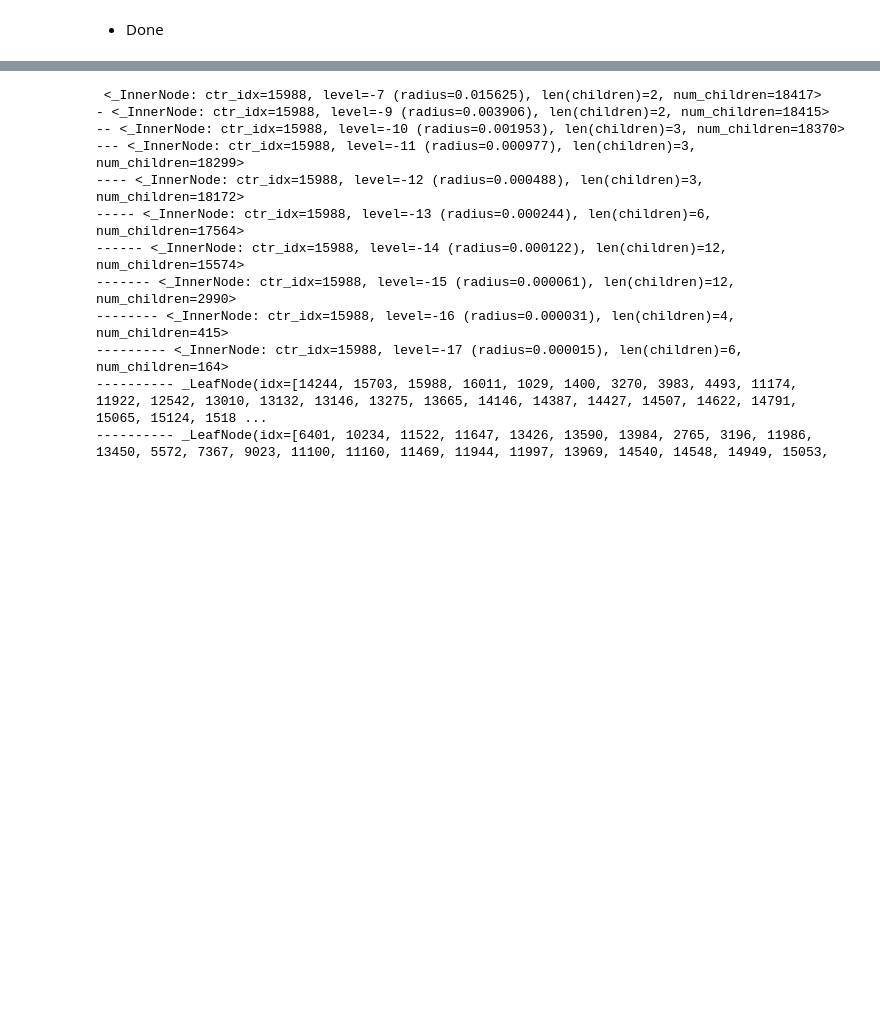
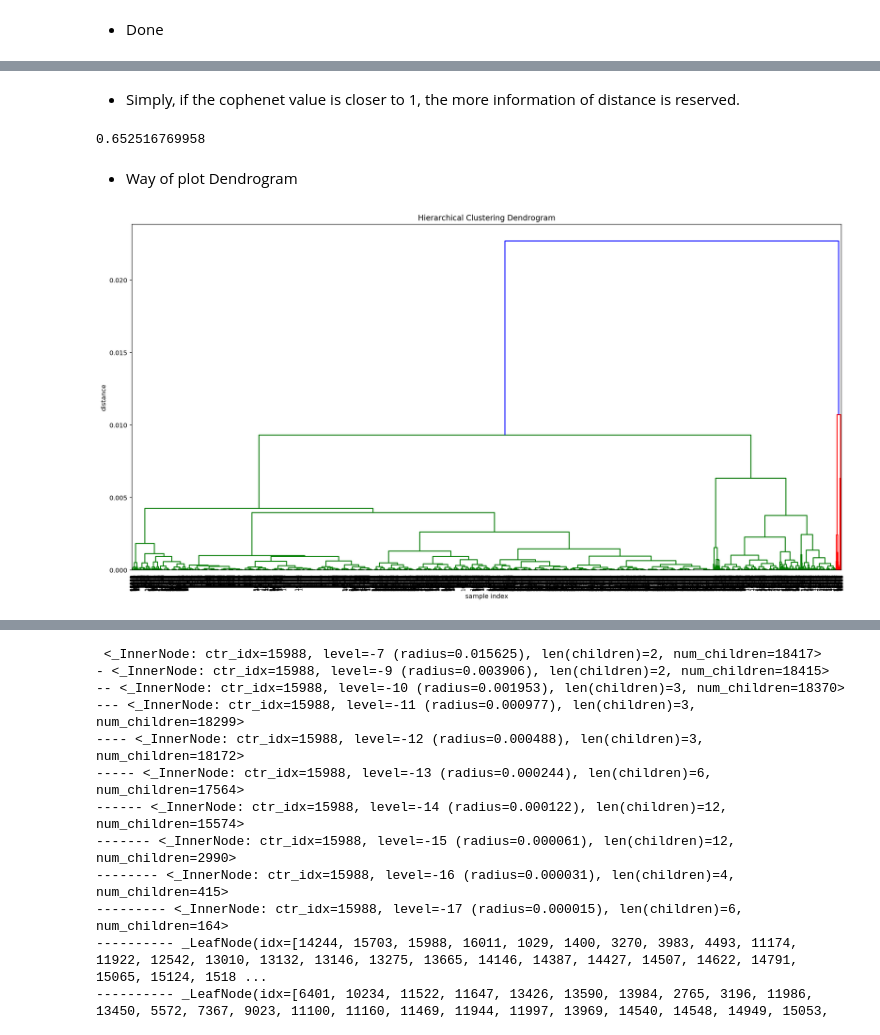
Before and after one commit to Ito-Perx/CGRec, a Jupyter notebook: Vijay_segmentation/Vijay_Seg_in_SwordFish.ipynb, the cells around one changed output, grey strips where cells are left out. Drawn from its saved outputs; the diff is of its cells as text; code cells hidden in the pictures; blank space fills up the shorter version.

Commit message:
version 1.3
Hierarchical Clustering added.
Dendrogram is shown.

```diff
--- a/Vijay_segmentation/Vijay_Seg_in_SwordFish.ipynb
+++ b/Vijay_segmentation/Vijay_Seg_in_SwordFish.ipynb
@@ -56,8 +58,8 @@ Data Normalization before training process -- Since the distance in sklearn's k-
 # %%
 from sklearn.preprocessing import normalize
 
-X = np.array(portrait_df)
-normed_X = normalize(X, axis=0, norm='l1')
+X_ori = np.array(portrait_df)
+normed_X = normalize(X_ori, axis=0, norm='l1')
 X = normed_X
 # pd.DataFrame(X)[[0]].sum()
 # %%
@@ -360,0 +378,24 @@ result_df.to_csv('reward_distributed.csv', index=False)
+# %% [markdown]
+* Simply, if the cophenet value is closer to 1, the more information of distance is reserved.
+# %%
+# Perform Hierarchical Clustering
+Z = linkage(X, 'ward')
+
+from scipy.cluster.hierarchy import cophenet
+from scipy.spatial.distance import pdist
+
+c, coph_dists = cophenet(Z, pdist(X))
+print c
+# %% [output]
+0.652516769958
+# %% [markdown]
+* Way of plot Dendrogram
+# %%
+plt.figure(figsize=(20, 10))
+plt.title('Hierarchical Clustering Dendrogram')
+plt.xlabel('sample index')
+plt.ylabel('distance')
+dendrogram(Z, leaf_rotation=90., leaf_font_size=8.)
+plt.show()
+# %% [output]
+[figure, added]
```
Also changed, not shown: parts of 13 cells of this notebook.
